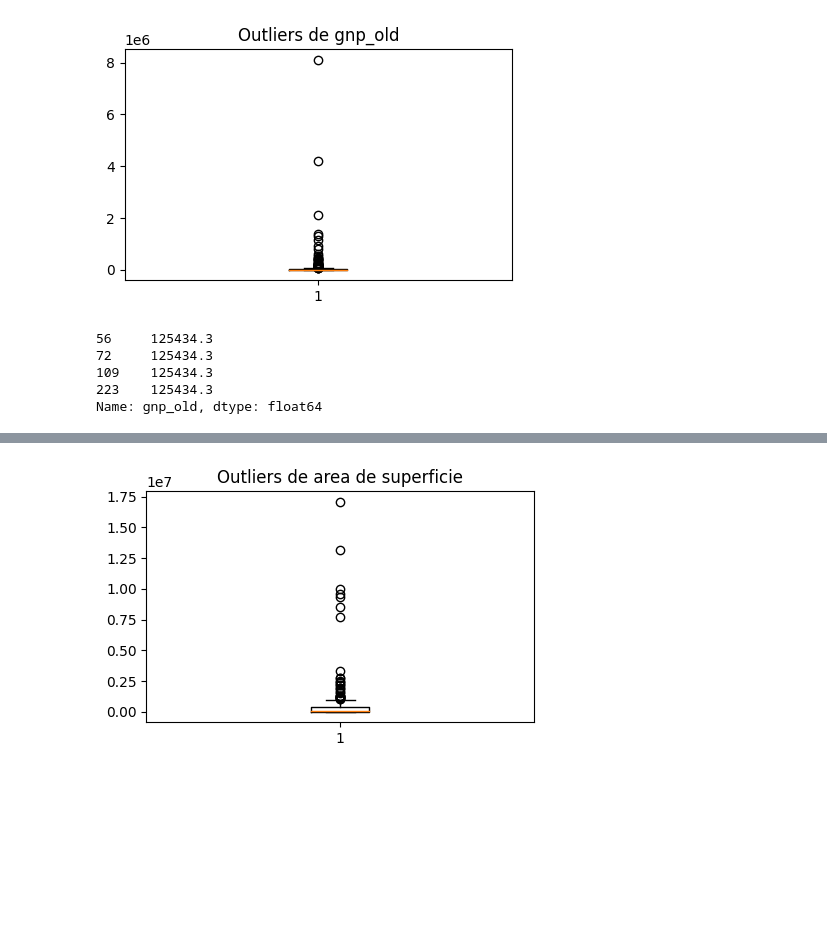
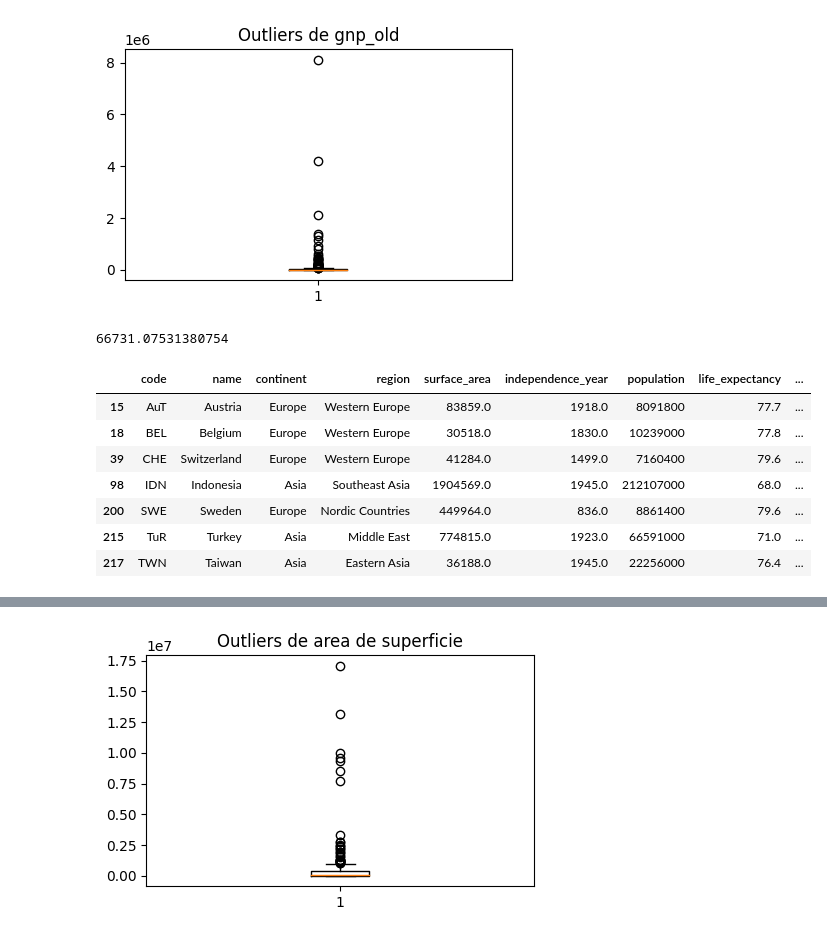
Before and after one commit to BetoRdz01/Reto-Final, a Jupyter notebook: RetoFinal.ipynb, the cells around one changed output, grey strips where cells are left out. Cells and saved outputs as stored; diff of their text form; code cells hidden in the pictures; blank space fills up the shorter version.

```diff
--- a/RetoFinal.ipynb
+++ b/RetoFinal.ipynb
@@ -99,17 +104,25 @@ plt.title("Outliers de gnp_old")
 plt.show() #dibujamos el diagrama
 # %% [output]
 [figure]
+# %%
+
+gnp_mean = data["gnp_old"].mean()
+gnp_mean
+# %% [output]
+66731.07531380754
 # %%
-#Identificamos outliers
+#Observamos los outliers de los datos con un límite de 3 desviaciones estándar.
 y=data["gnp_old"]
 Limite_Superior4= y.mean() + 3*y.std()
 Limite_Inferior4= y.mean() - 3*y.std()
 outliers4= data[(y>Limite_Superior4)|(y<Limite_Inferior4)]
-outliers["gnp_old"]= outliers4 = (round(data["gnp_old"].mean(),1))
-outliers["gnp_old"]
+outliers4
 # %% [output]
-56     125434.3
-72     125434.3
-109    125434.3
-223    125434.3
-Name: gnp_old, dtype: float64
+|  | code | name | continent | region | surface_area | independence_year | population | life_expectancy | ... |
+| 15 | AuT | Austria | Europe | Western Europe | 83859.0 | 1918.0 | 8091800 | 77.7 | ... |
+| 18 | BEL | Belgium | Europe | Western Europe | 30518.0 | 1830.0 | 10239000 | 77.8 | ... |
+| 39 | CHE | Switzerland | Europe | Western Europe | 41284.0 | 1499.0 | 7160400 | 79.6 | ... |
+| 98 | IDN | Indonesia | Asia | Southeast Asia | 1904569.0 | 1945.0 | 212107000 | 68.0 | ... |
+| 200 | SWE | Sweden | Europe | Nordic Countries | 449964.0 | 836.0 | 8861400 | 79.6 | ... |
+| 215 | TuR | Turkey | Asia | Middle East | 774815.0 | 1923.0 | 66591000 | 71.0 | ... |
+| 217 | TWN | Taiwan | Asia | Eastern Asia | 36188.0 | 1945.0 | 22256000 | 76.4 | ... |
```
Also changed, not shown: parts of 9 cells of this notebook.
